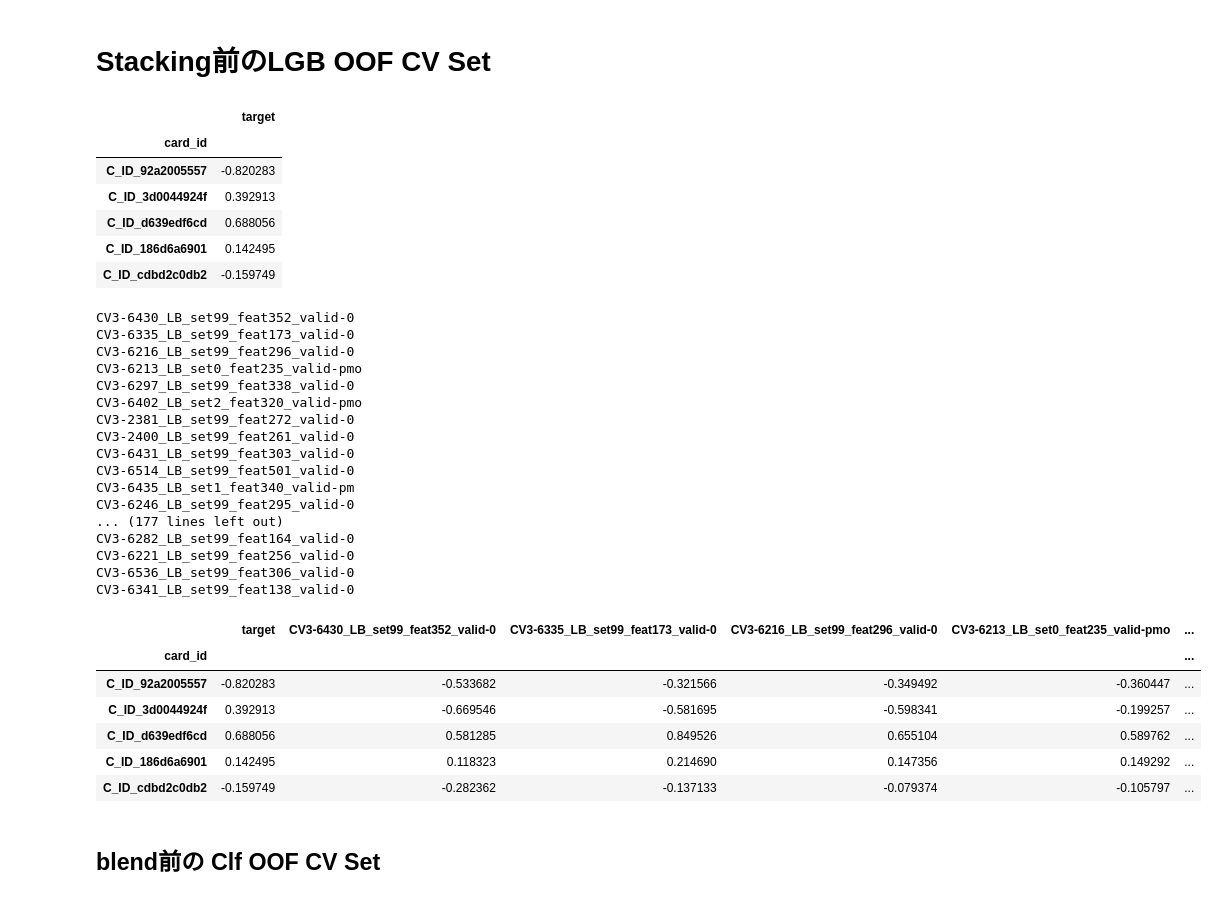
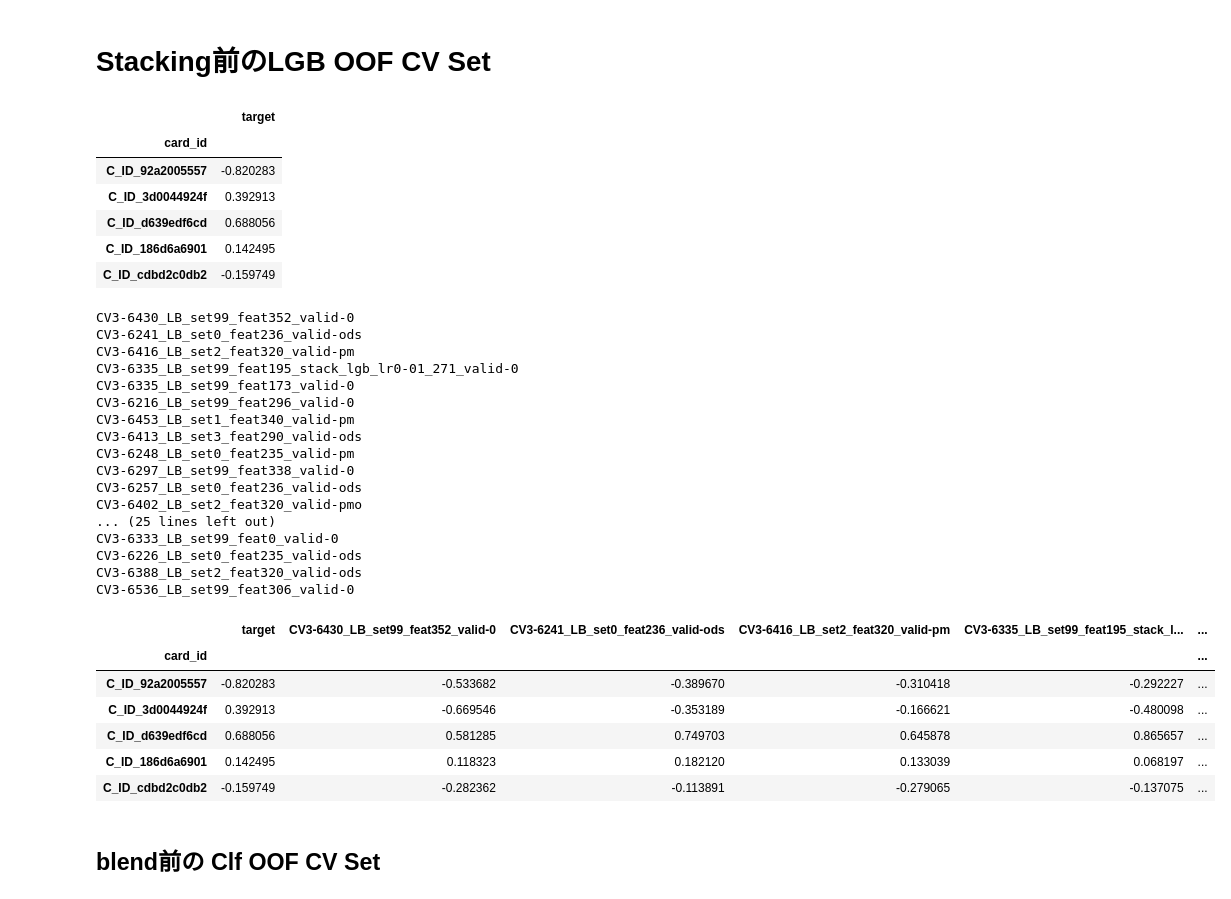
Before and after one commit to Chestnut1999/Elo-Recommendation-23place, a Jupyter notebook: jpy/600_elo_team_oof_cv_share.ipynb, the cells around one changed output. Cells and saved outputs as stored; diff of their text form; code cells hidden in the pictures.

```diff
--- a/jpy/600_elo_team_oof_cv_share.ipynb
+++ b/jpy/600_elo_team_oof_cv_share.ipynb
@@ -62,6 +62,7 @@ base = utils.read_df_pkl('../input/base_term*0*')[[key, target]].set_index(key)
 display(base.head())
 
 rm_out_list = glob.glob('../ensemble/rm_outlier_ensemble/*lgb*199710*.gz')
+rm_out_list = glob.glob('../ensemble/rm_outlier_ensemble/tmp/*lgb*.gz')
 
 for path in rm_out_list:
     filename = re.search(r'/([^/.]*).gz', path.replace('.', '-')).group(1)
@@ -116,7 +117,7 @@ for path in rm_out_list:
 
     print(col_name)
     base[col_name] = tmp[pred_col]
-utils.to_pkl_gzip(obj=base.reset_index(), path=f'../kaggle_oof_set/0219_go_OOF_CV_Without_Outlier_GROUP_Single_LGB_{len(base.columns)-1}set.csv')
+utils.to_pkl_gzip(obj=base.reset_index(), path=f'../kaggle_0221_OOF/0221_go_OOF_LB3662_Without_Outlier_GROUP_Single_LGB_{len(base.columns)-1}set.csv')
 # base.to_csv(f'../kaggle_oof_set/0219_go_OOF_CV_Without_Outlier_GROUP_Single_LGB_{len(base.columns)-1}set.csv')
 base.head()
 # %% [output]
@@ -162,7 +151,7 @@ base = utils.read_df_pkl('../input/base_term*0*')[[key, target]].set_index(key)
 display(base.head())
 
 # rm_out_list = glob.glob('../stack/*ridge*rm_out*.gz')
-rm_out_list = ['../stack/0215_083_stack_ridge_set-rm_out_lgb20_NN0_other0_OUT0_CV1.5464357357745486_LB.gz']
+rm_out_list = ['../stack/dir_level2/0215_083_stack_ridge_set-rm_out_lgb20_NN0_other0_OUT0_CV1.5464357357745486_LB.gz']
 
 for path in rm_out_list:
     filename = re.search(r'/([^/.]*).gz', path.replace('.', '-')).group(1)
@@ -217,7 +206,7 @@ for path in rm_out_list:
 
     print(col_name)
     base[col_name] = tmp[pred_col]
-utils.to_pkl_gzip(obj=base.reset_index(), path=f'../kaggle_oof_set/0219_go_OOF_CV_Without_Outlier_GROUP_Ridge_Stack_Some_LGB_{len(base.columns)-1}set.csv')
+# utils.to_pkl_gzip(obj=base.reset_index(), path=f'../kaggle_oof_set/0219_go_OOF_CV_Without_Outlier_GROUP_Ridge_Stack_Some_LGB_{len(base.columns)-1}set.csv')
 # base.to_csv(f'../kaggle_oof_set/0219_go_OOF_CV_Without_Outlier_GROUP_Ridge_Stack_Some_LGB_{len(base.columns)-1}set.csv')
 base.head()
 # %% [output]
@@ -245,8 +234,8 @@ ridge_lgb_stack_CV1-5464_LB_set99_feat0_valid-0
 base = utils.read_df_pkl('../input/base_term*0*')[[key, target]].set_index(key)
 display(base.head())
 
-# oof_path_list = glob.glob('../ensemble/good_submit_ensemble/*.gz')
-oof_path_list = glob.glob('../stack/*ridge*set-all*.gz')
+oof_path_list = glob.glob('../model/LB3664_set/*ridge*.gz')
+# oof_path_list = glob.glob('../stack/*ridge*set-all*.gz')
 
 for path in oof_path_list:
     filename = re.search(r'/([^/.]*).gz', path.replace('.', '-')).group(1)
@@ -297,7 +286,7 @@ for path in oof_path_list:
 
     print(col_name)
     base[col_name] = tmp[pred_col]
-utils.to_pkl_gzip(obj=base.reset_index(), path=f'../kaggle_oof_set/0219_go_OOF_CV_Ridge_Stack_Some_LGB_{len(base.columns)-1}set.csv')
+# utils.to_pkl_gzip(obj=base.reset_index(), path=f'../kaggle_oof_set/0219_go_OOF_CV_Ridge_Stack_Some_LGB_{len(base.columns)-1}set.csv')
 # base.to_csv(f'../kaggle_oof_set/0219_go_OOF_CV_Ridge_Stack_Some_LGB_{len(base.columns)-1}set.csv')
 base.head()
 # %% [output]
@@ -343,14 +313,16 @@ ridge_lgb_stack_CV3-6170_LB_set99_feat0_valid-pm
 base = utils.read_df_pkl('../input/base_term*0*')[[key, target]].set_index(key)
 display(base.head())
 
-lgb_path_list = glob.glob('../model/LB3664_set/*.gz') + glob.glob('../ensemble/lgb_ensemble/*.gz')
-# lgb_path_list += glob.glob('../stack/10seed/*.gz')
+# lgb_path_list = glob.glob('../model/LB3664_set/*.gz') + glob.glob('../ensemble/lgb_ensemble/*.gz')
+lgb_path_list = glob.glob('../ensemble/dir_stack_blend/*.gz')
 
 for path in lgb_path_list:
 
     filename = re.search(r'/([^/.]*).gz', path.replace('.', '-')).group(1)
 
-    if filename.count('NN') or filename.count('blend'):
+#     if filename.count('NN') or filename.count('blend'):
+#         continue
+    if filename.count('NN'):
         continue
 
     cv = re.search(r'CV([^/.]*)_LB', filename).group(1)
@@ -387,52 +359,52 @@ for path in lgb_path_list:
     if filename.count('huber'):
         col_name = f'CV{cv[:6]}_LB{lb}_set{eset}_feat{feat_num}_valid-{valid_type}_obj-huber'
     elif filename.count('fair'):
         col_name = f'CV{cv[:6]}_LB{lb}_set{eset}_feat{feat_num}_valid-{valid_type}_obj-fair'
     elif filename.count('mape'):
         col_name = f'CV{cv[:6]}_LB{lb}_set{eset}_feat{feat_num}_valid-{valid_type}_obj-mape'
     else:
         col_name = f'CV{cv[:6]}_LB{lb}_set{eset}_feat{feat_num}_valid-{valid_type}'
 
     print(col_name)
     base[col_name] = tmp[pred_col]
 
 # utils.to_pkl_gzip(obj=base.reset_index(), path=f'../kaggle_oof_set/0220_go_OOF_CV_single_LGB_{len(base.columns)-1}set.csv')
-utils.to_pkl_gzip(obj=base.reset_index(), path=f'../kaggle_various_model/0220_go_OOF_CV_single_LGB_{len(base.columns)-1}set.csv')
+utils.to_pkl_gzip(obj=base.reset_index(), path=f'../kaggle_0221_OOF/0221_go_OOF_LB3662_With_Outlier_Single_LGB_{len(base.columns)-1}set.csv')
 # base.to_csv(f'../kaggle_oof_set/0219_go_OOF_CV_single_LGB_{len(base.columns)-1}set.csv')
 base.head()
 #========================================================================
 # %% [output]
 |  | target |
 | card_id |  |
 | C_ID_92a2005557 | -0.820283 |
 | C_ID_3d0044924f | 0.392913 |
 | C_ID_d639edf6cd | 0.688056 |
 | C_ID_186d6a6901 | 0.142495 |
 | C_ID_cdbd2c0db2 | -0.159749 |
 CV3-6430_LB_set99_feat352_valid-0
+CV3-6241_LB_set0_feat236_valid-ods
+CV3-6416_LB_set2_feat320_valid-pm
+CV3-6335_LB_set99_feat195_stack_lgb_lr0-01_271_valid-0
 CV3-6335_LB_set99_feat173_valid-0
 CV3-6216_LB_set99_feat296_valid-0
-CV3-6213_LB_set0_feat235_valid-pmo
+CV3-6453_LB_set1_feat340_valid-pm
+CV3-6413_LB_set3_feat290_valid-ods
+CV3-6248_LB_set0_feat235_valid-pm
 CV3-6297_LB_set99_feat338_valid-0
+CV3-6257_LB_set0_feat236_valid-ods
 CV3-6402_LB_set2_feat320_valid-pmo
-CV3-2381_LB_set99_feat272_valid-0
-CV3-2400_LB_set99_feat261_valid-0
-CV3-6431_LB_set99_feat303_valid-0
-CV3-6514_LB_set99_feat501_valid-0
-CV3-6435_LB_set1_feat340_valid-pm
-CV3-6246_LB_set99_feat295_valid-0
-... (177 lines left out)
-CV3-6282_LB_set99_feat164_valid-0
-CV3-6221_LB_set99_feat256_valid-0
+... (25 lines left out)
+CV3-6333_LB_set99_feat0_valid-0
+CV3-6226_LB_set0_feat235_valid-ods
+CV3-6388_LB_set2_feat320_valid-ods
 CV3-6536_LB_set99_feat306_valid-0
-CV3-6341_LB_set99_feat138_valid-0
-|  | target | CV3-6430_LB_set99_feat352_valid-0 | CV3-6335_LB_set99_feat173_valid-0 | CV3-6216_LB_set99_feat296_valid-0 | CV3-6213_LB_set0_feat235_valid-pmo | ... |
+|  | target | CV3-6430_LB_set99_feat352_valid-0 | CV3-6241_LB_set0_feat236_valid-ods | CV3-6416_LB_set2_feat320_valid-pm | CV3-6335_LB_set99_feat195_stack_l... | ... |
 | card_id |  |  |  |  |  | ... |
-| C_ID_92a2005557 | -0.820283 | -0.533682 | -0.321566 | -0.349492 | -0.360447 | ... |
-| C_ID_3d0044924f | 0.392913 | -0.669546 | -0.581695 | -0.598341 | -0.199257 | ... |
-| C_ID_d639edf6cd | 0.688056 | 0.581285 | 0.849526 | 0.655104 | 0.589762 | ... |
-| C_ID_186d6a6901 | 0.142495 | 0.118323 | 0.214690 | 0.147356 | 0.149292 | ... |
-| C_ID_cdbd2c0db2 | -0.159749 | -0.282362 | -0.137133 | -0.079374 | -0.105797 | ... |
+| C_ID_92a2005557 | -0.820283 | -0.533682 | -0.389670 | -0.310418 | -0.292227 | ... |
+| C_ID_3d0044924f | 0.392913 | -0.669546 | -0.353189 | -0.166621 | -0.480098 | ... |
+| C_ID_d639edf6cd | 0.688056 | 0.581285 | 0.749703 | 0.645878 | 0.865657 | ... |
+| C_ID_186d6a6901 | 0.142495 | 0.118323 | 0.182120 | 0.133039 | 0.068197 | ... |
+| C_ID_cdbd2c0db2 | -0.159749 | -0.282362 | -0.113891 | -0.279065 | -0.137075 | ... |
 # %% [markdown]
 ## blend前の Clf OOF CV Set
 # %%
```
Also changed, not shown: parts of 2 cells of this notebook, 7 other files.
